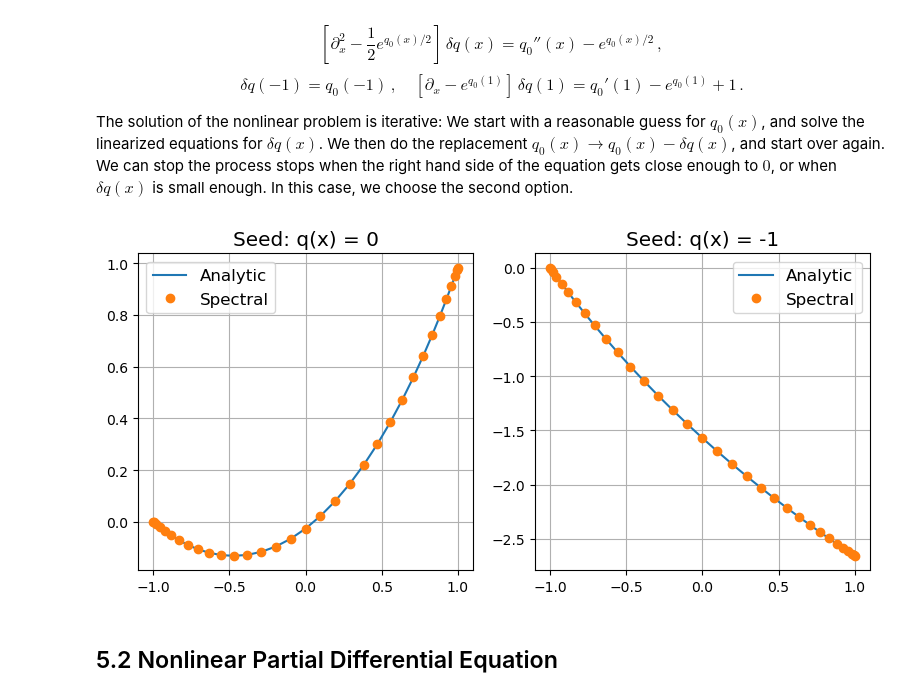
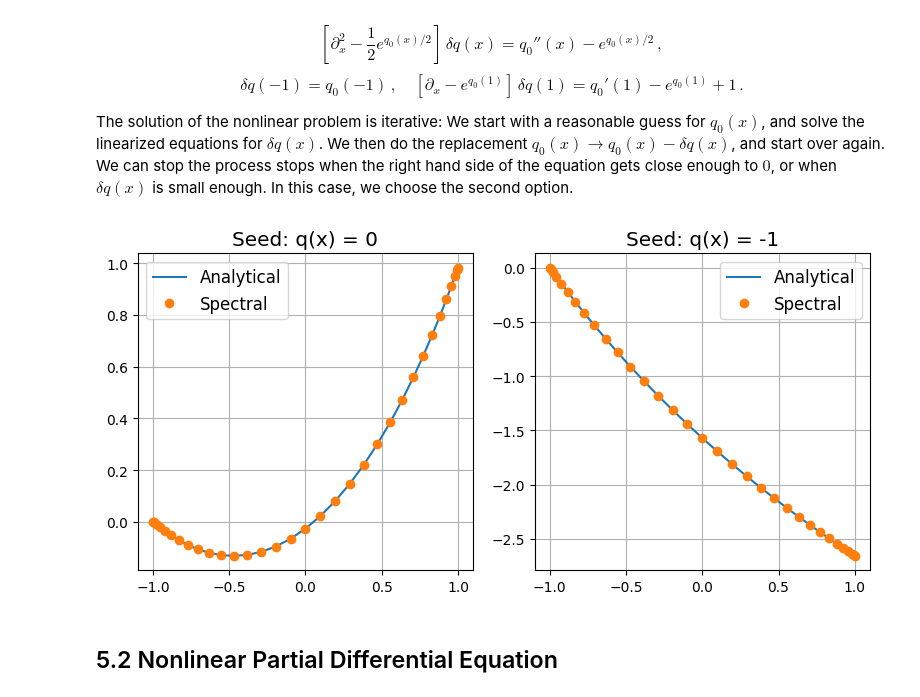
Before and after one commit to raimonluna/LecturesOnSpectralMethods, a Jupyter notebook: Lecture5_NonlinearDifferentialEquations.ipynb, the cells around one changed output. Cells and saved outputs as stored; diff of their text form; code cells hidden in the pictures.

```diff
--- a/Lecture5_NonlinearDifferentialEquations.ipynb
+++ b/Lecture5_NonlinearDifferentialEquations.ipynb
@@ -78,35 +78,35 @@ for sol in range(2):
         A[-1, :] = I[-1, :]
         b[-1, :] = q[-1, :]
 
         # Boundary conditions at x = +1
         A[0, :] = (D1 - np.diag(np.exp(q[:, 0])))[0, :]
         b[0, :] = (D1 @ q - np.exp(q) + 1)[0, :]
 
         dq = solve(A, b)
         q -= dq
 
         dq_max = np.sum(dq**2)
 
     solutions[:, [sol]] = q
 
 ################################################################################
 ################################ PLOTTING PART #################################
 ################################################################################
 fig, ax = plt.subplots(1,2, figsize = (8, 4));
 plt.rc('font', size = 12)
 
 for i in range(2):
     A, B = params[i]
-    ax[i].plot(x, 4 * np.log(2 * A / np.cos(A * (x + B) ) ), label = 'Analytic')
+    ax[i].plot(x, 4 * np.log(2 * A / np.cos(A * (x + B) ) ), label = 'Analytical')
     ax[i].plot(x, solutions[:, i], 'o', label = 'Spectral')
     ax[i].set_title(f'Seed: q(x) = {-i}')
     ax[i].legend()
     ax[i].grid()
 
 plt.tight_layout()
 ################################################################################
 # %% [output]
-[figure, old version]
+[figure, new version]
 # %% [markdown]
 ## 5.2 Nonlinear Partial Differential Equation
 # %% [markdown]
```
Also changed, not shown: parts of 2 cells of this notebook, 5 other files.
